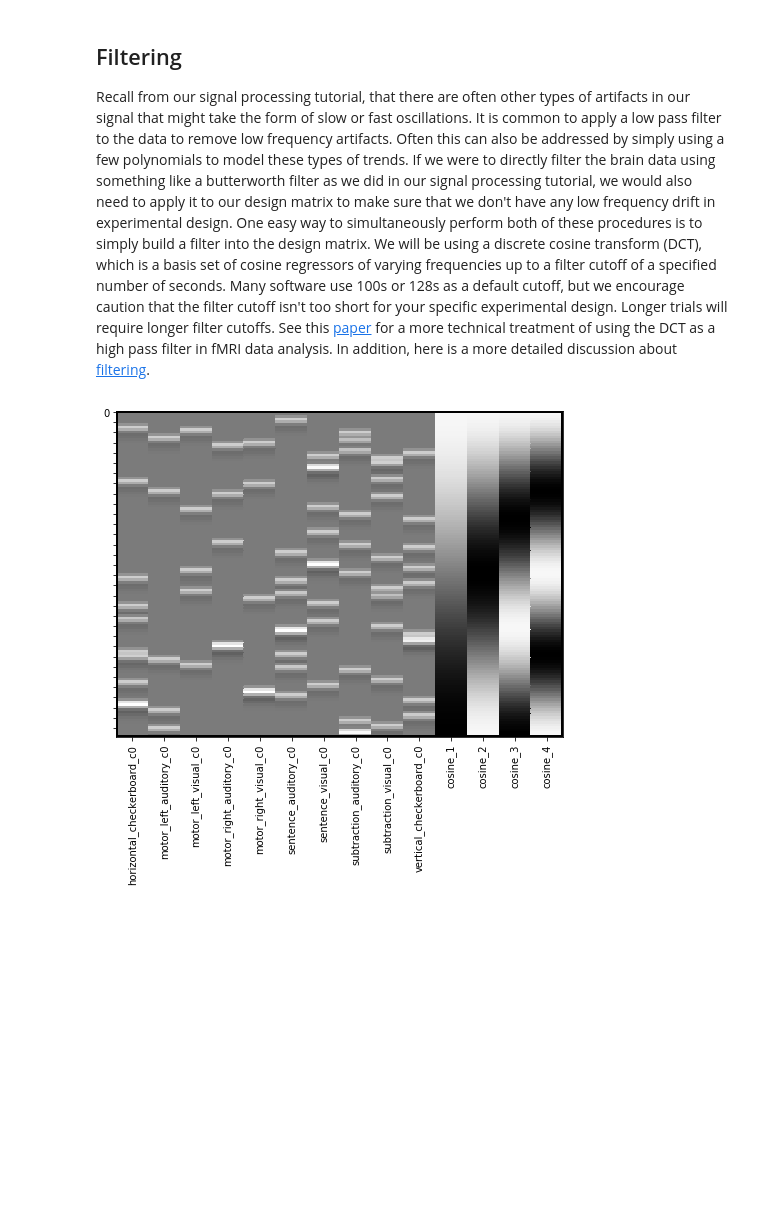
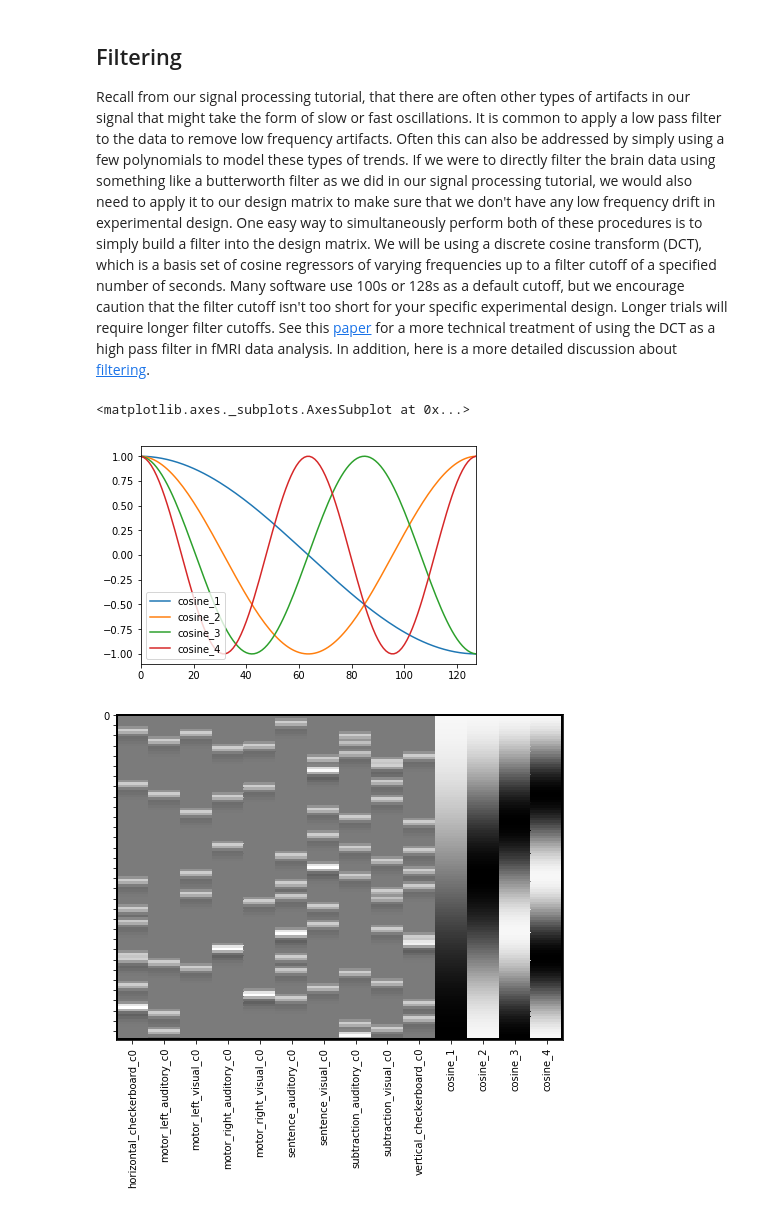
Before and after one commit to ljchang/dartbrains, a Jupyter notebook: content/features/notebooks/10_GLM_Single_Subject_Model.ipynb, the cells around one changed output. Cells and saved outputs as stored; diff of their text form; code cells hidden in the pictures; blank space fills up the shorter version.

```diff
--- a/content/features/notebooks/10_GLM_Single_Subject_Model.ipynb
+++ b/content/features/notebooks/10_GLM_Single_Subject_Model.ipynb
@@ -149,6 +159,11 @@ In general, we do not recommend using orthogonalization in most use cases, with
 # %% [markdown]
 ## Filtering
 Recall from our signal processing tutorial, that there are often other types of artifacts in our signal that might take the form of slow or fast oscillations. It is common to apply a low pass filter to the data to remove low frequency artifacts. Often this can also be addressed by simply using a few polynomials to model these types of trends. If we were to directly filter the brain data using something like a butterworth filter as we did in our signal processing tutorial, we would also need to apply it to our design matrix to make sure that we don't have any low frequency drift in experimental design. One easy way to simultaneously perform both of these procedures is to simply build a filter into the design matrix. We will be using a discrete cosine transform (DCT), which is a basis set of cosine regressors of varying frequencies up to a filter cutoff of a specified number of seconds. Many software use 100s or 128s as a default cutoff, but we encourage caution that the filter cutoff isn't too short for your specific experimental design. Longer trials will require longer filter cutoffs. See this [paper](https://www.sciencedirect.com/science/article/pii/S1053811900906098) for a more technical treatment of using the DCT as a high pass filter in fMRI data analysis. In addition, here is a more detailed discussion about [filtering](http://mindhive.mit.edu/node/116).
+# %%
+dm_conv_filt.iloc[:,10:].plot()
+# %% [output]
+<matplotlib.axes._subplots.AxesSubplot at 0x...>
+[figure, added]
 # %%
 dm_conv_filt = dm_conv.add_dct_basis(duration=128)
 dm_conv_filt.heatmap()
```
Also changed, not shown: parts of 5 cells of this notebook, 14 other files.
